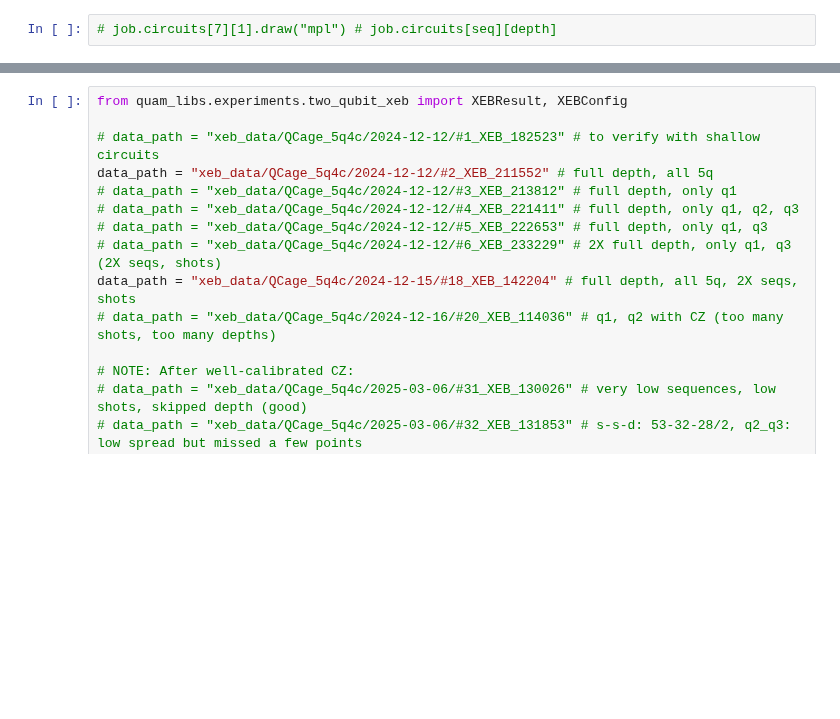
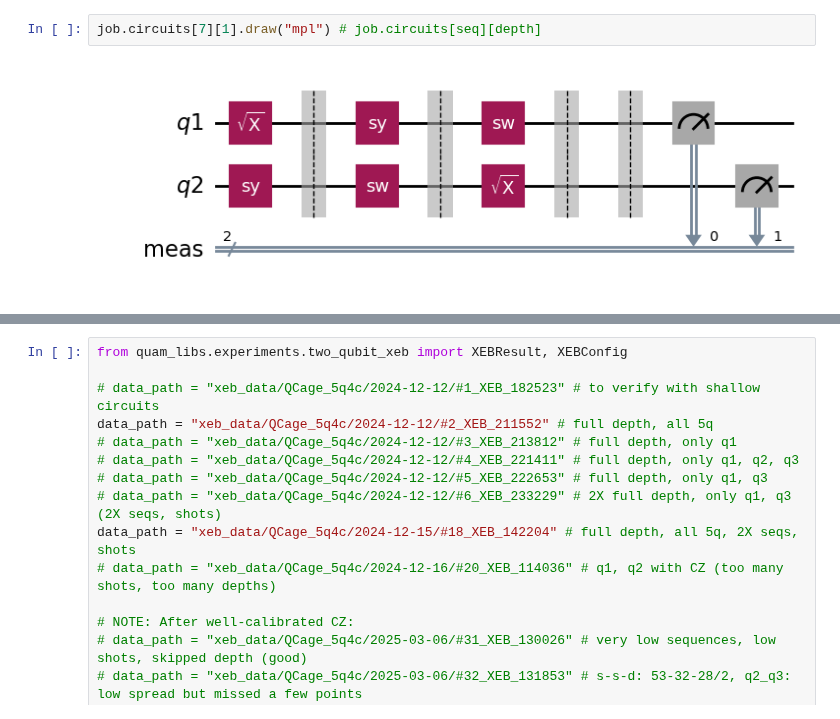
Before and after one commit to asqum/qua-libs, a Jupyter notebook: Quantum-Control-Applications-QuAM/Superconducting/calibrations/26_two_qubit_xeb.ipynb, the cells around one changed output, grey strips where cells are left out. Saved outputs shown, nothing was run; the diff lists cells and outputs as text; blank space fills up the shorter version.

```diff
--- a/Quantum-Control-Applications-QuAM/Superconducting/calibrations/26_two_qubit_xeb.ipynb
+++ b/Quantum-Control-Applications-QuAM/Superconducting/calibrations/26_two_qubit_xeb.ipynb
@@ -145,3 +153,5 @@ CZ: None
 # %%
-# job.circuits[7][1].draw("mpl") # job.circuits[seq][depth]
+job.circuits[7][1].draw("mpl") # job.circuits[seq][depth]
+# %% [output]
+[figure, added]
 # %%
```
Also changed, not shown: parts of 10 cells of this notebook, 3 other files.
